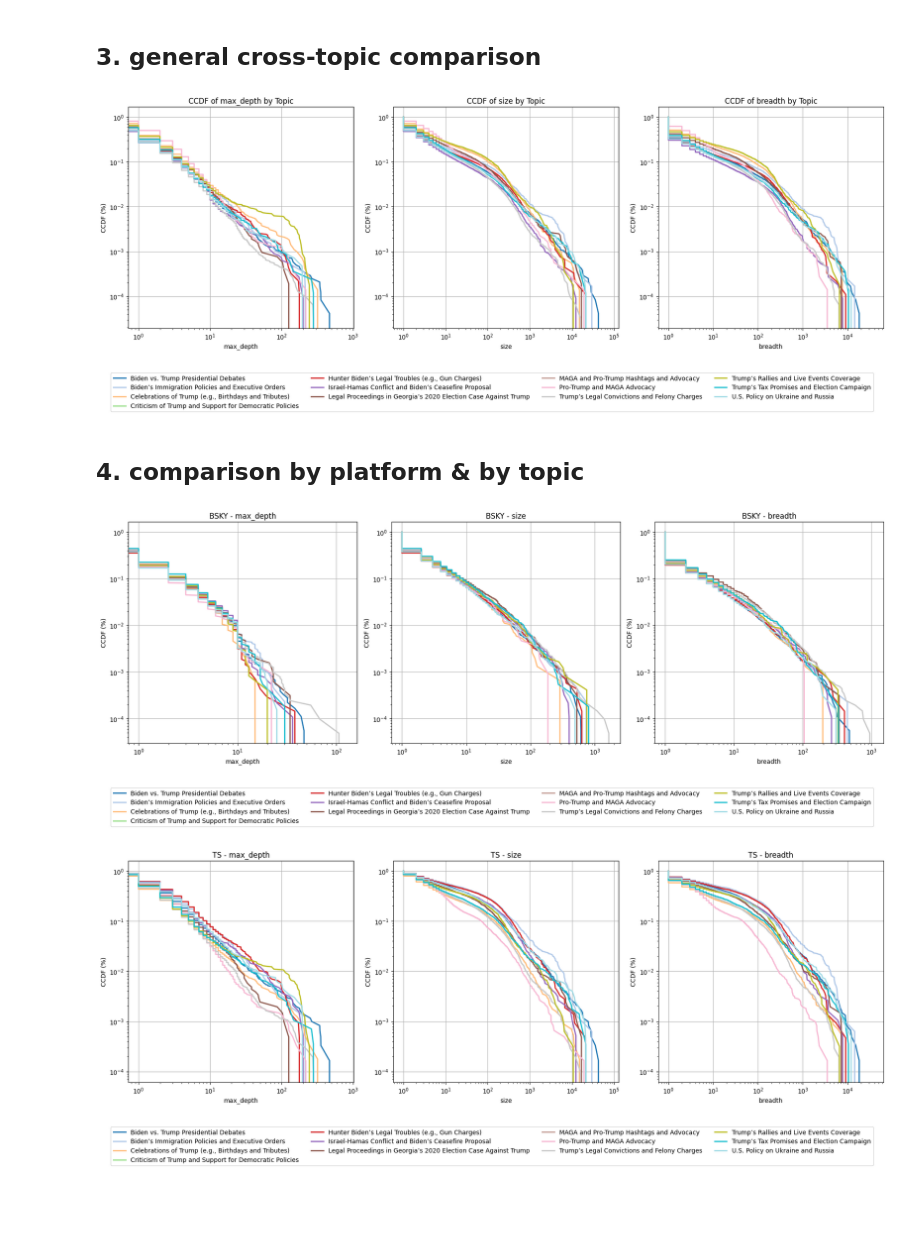
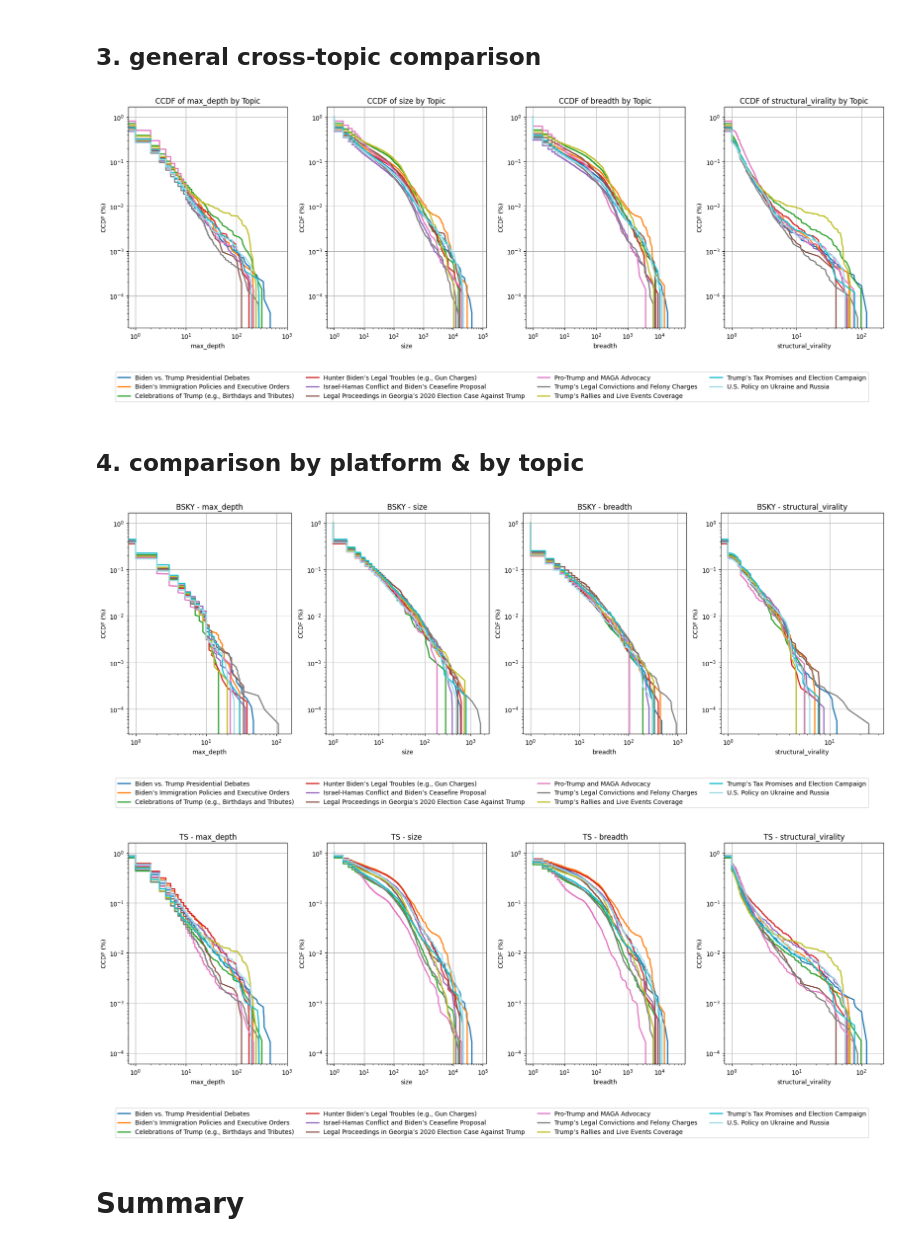
Before and after one commit to LiMaoUM/information-diffusion, a Jupyter notebook: src/comparison_reply_combined.ipynb, the cells around one changed output. Saved outputs shown, nothing was run; the diff lists cells and outputs as text; code cells hidden in the pictures; blank space fills up the shorter version.

```diff
--- a/src/comparison_reply_combined.ipynb
+++ b/src/comparison_reply_combined.ipynb
@@ -182,11 +480,13 @@ c_df = c_df.dropna(subset=['topic_label'])
 # %%
 # Merge similar topics
-c_df['topic_label'] = c_df['topic_label'].replace({
-    "MAGA and Pro-Trump Hashtags and Advocacy": "Pro-Trump and MAGA Advocacy"
-})
+c_df["topic_label"] = c_df["topic_label"].replace(
+    {"MAGA and Pro-Trump Hashtags and Advocacy": "Pro-Trump and MAGA Advocacy"}
+)
 # %%
 # Drop specified topic
-c_df = c_df[c_df['topic_label'] != "Criticism of Trump and Support for Democratic Policies"]
+c_df = c_df[
+    c_df["topic_label"] != "Criticism of Trump and Support for Democratic Policies"
+]
 # %% [markdown]
 ## 1. Investigate number of root posts under different topics on 2 platforms
 # %%
@@ -227,10 +546,12 @@ Passing `palette` without assigning `hue` is deprecated and will be removed in v
 # Compute KS statistics for each metric
 c_ks_results = []
 for metric in metrics:
-    c_bsky_vals = c_df[c_df['platform'] == 'bsky'][metric].dropna()
-    c_ts_vals = c_df[c_df['platform'] == 'ts'][metric].dropna()
+    c_bsky_vals = c_df[c_df["platform"] == "bsky"][metric].dropna()
+    c_ts_vals = c_df[c_df["platform"] == "ts"][metric].dropna()
     c_ks_stat, c_p_value = ks_2samp(c_bsky_vals, c_ts_vals)
-    c_ks_results.append({'Metric': metric, 'KS Statistic': c_ks_stat, 'P-value': c_p_value})
+    c_ks_results.append(
+        {"Metric": metric, "KS Statistic": c_ks_stat, "P-value": c_p_value}
+    )
 
 c_ks_overall_df = pd.DataFrame(c_ks_results)
 # %%
@@ -264,37 +596,49 @@ plt.show()
 ## 3. general cross-topic comparison
 # %%
 # Plot CCDF comparison by topic
-fig, axes = plt.subplots(1, 3, figsize=(18, 6))  # 1 row, 3 columns
+fig, axes = plt.subplots(1, 4, figsize=(18, 6))  # 1 row, 3 columns
 axes = axes.flatten()
 
 for idx, metric in enumerate(metrics):
     compare_ccdf(c_df, metric, axes[idx])
 
 handles, labels = axes[0].get_legend_handles_labels()
-fig.legend(handles, labels, loc='upper center', bbox_to_anchor=(0.5, -0.05), ncol=4)  # One legend outside
+fig.legend(
+    handles, labels, loc="upper center", bbox_to_anchor=(0.5, -0.05), ncol=4
+)  # One legend outside
 
 plt.tight_layout()
 plt.show()
 # %% [output]
-[figure, old version]
+[figure, new version]
 # %% [markdown]
 ## 4. comparison by platform & by topic
 # %%
 # Comparison by platform & by topic
-for platform in ['bsky', 'ts']:
-    platform_data = c_df[c_df['platform'] == platform]
-    fig, axes = plt.subplots(1, 3, figsize=(18, 6))
+for platform in ["bsky", "ts"]:
+    platform_data = c_df[c_df["platform"] == platform]
+    fig, axes = plt.subplots(1, 4, figsize=(18, 6))
     axes = axes.flatten()
 
     for idx, metric in enumerate(metrics):
         compare_ccdf(platform_data, metric, axes[idx])
-        axes[idx].set_title(f'{platform.upper()} - {metric}')
+        axes[idx].set_title(f"{platform.upper()} - {metric}")
 
-    handles, labels = zip(*sorted(zip(axes[0].get_legend_handles_labels()[0], axes[0].get_legend_handles_labels()[1]), key=lambda x: sorted_topics.index(x[1])))
-    fig.legend(handles, labels, loc='upper center', bbox_to_anchor=(0.5, -0.05), ncol=4)
+    handles, labels = zip(
+        *sorted(
+            zip(
+                axes[0].get_legend_handles_labels()[0],
+                axes[0].get_legend_handles_labels()[1],
+            ),
+            key=lambda x: sorted_topics.index(x[1]),
+        )
+    )
+    fig.legend(handles, labels, loc="upper center", bbox_to_anchor=(0.5, -0.05), ncol=4)
 
     plt.tight_layout()
     plt.show()
 # %% [output]
-[figure, old version]
+[figure, new version]
-[figure, old version]
+[figure, new version]
+# %% [markdown]
+# Summary
```
Also changed, not shown: parts of 33 cells of this notebook.
